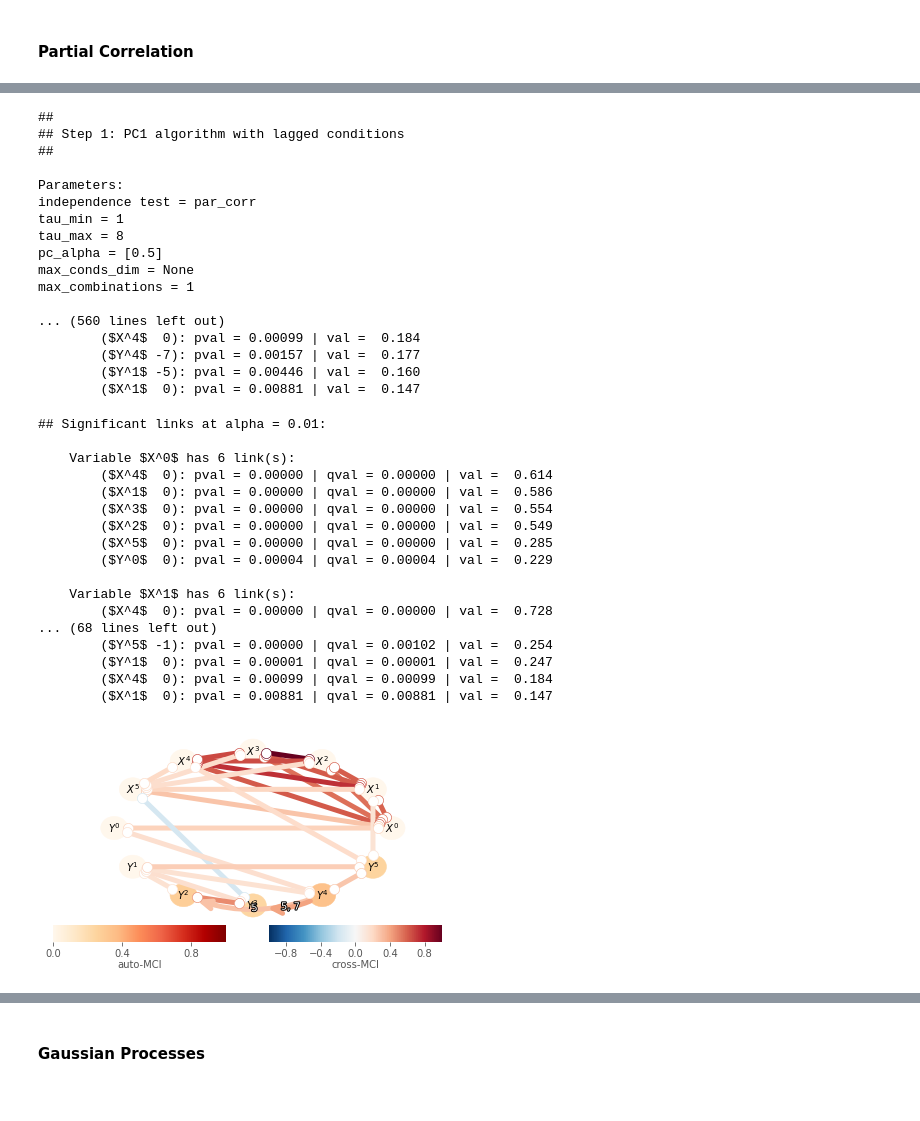
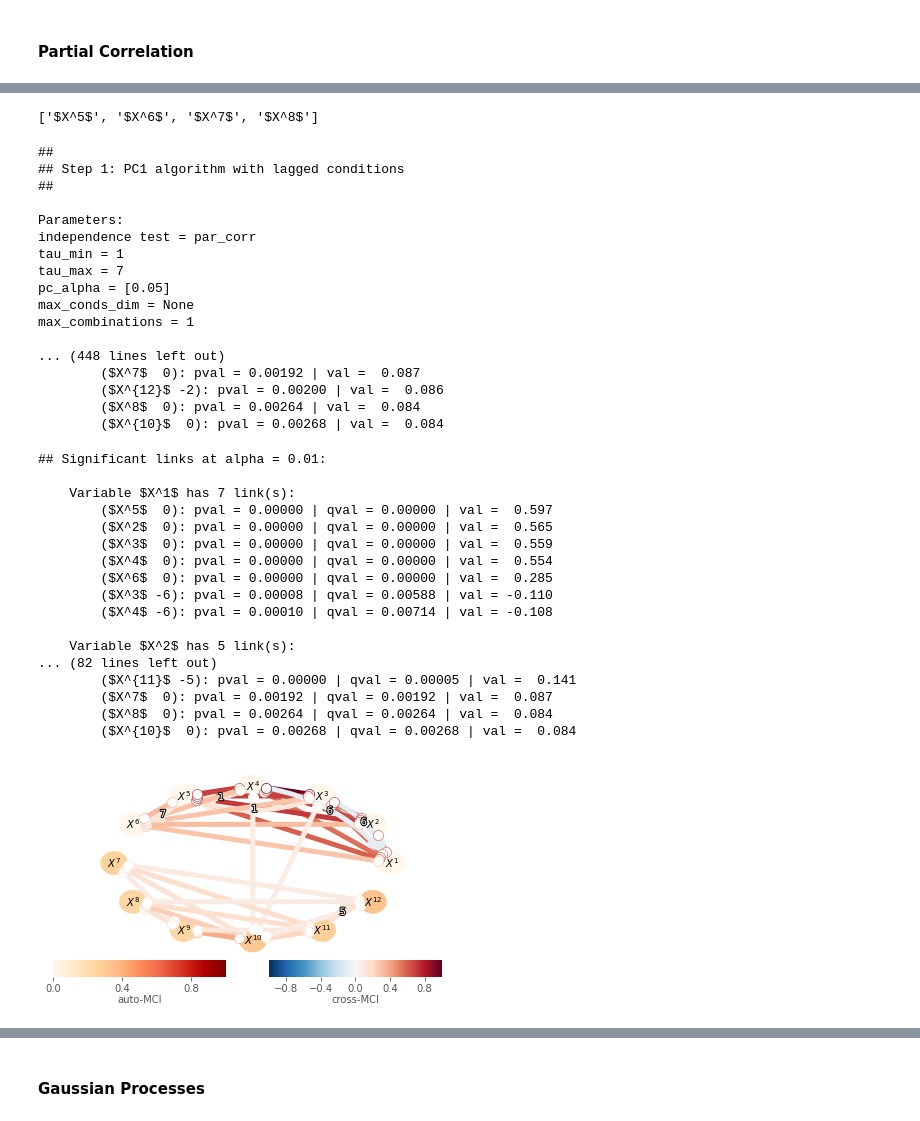
Before and after one commit to dssaenzml/ml703_timeSeriesCausalDiscovery, a Jupyter notebook: Exploration/ML703_Project.ipynb, the cells around one changed output, grey strips where cells are left out. Cells and saved outputs as stored; diff of their text form; code cells hidden in the pictures.

```diff
--- a/Exploration/ML703_Project.ipynb
+++ b/Exploration/ML703_Project.ipynb
@@ -732,5 +818,5 @@ stationary_cols[2:8]
 # %%
-companyCloseValuesMetricsFinal = companyCloseValuesMetrics2019[stationary_cols[2:8]]
+companyCloseValuesMetricsFinal = companyCloseValuesMetrics1519[stationary_cols[4:10]]
 
 companyCloseValuesMetricsFinal.head(3)
 # %% [output]
@@ -765,7 +851,7 @@ from tigramite.independence_tests import ParCorr, GPDC
 # %%
 # Initialize dataframe object, specify time axis and variable names
-var_names_companies = [r'$X^0$', r'$X^1$', r'$X^2$', r'$X^3$', r'$X^4$', r'$X^5$',
-            r'$Y^0$', r'$Y^1$', r'$Y^2$', r'$Y^3$', r'$Y^4$', r'$Y^5$']
+var_names_companies = [r'$X^1$', r'$X^2$', r'$X^3$', r'$X^4$', r'$X^5$', r'$X^6$',
+r'$X^7$', r'$X^8$', r'$X^9$', r'$X^{10}$', r'$X^{11}$', r'$X^{12}$',]
 dataframe_companies = pp.DataFrame(dataFrameCompanies,
                          datatime = np.arange(len(dataFrameCompanies)),
                          var_names=var_names_companies)
@@ -801,5 +914,9 @@ tau_max = 28
+# %%
+var_names_companies[4:8]
+# %% [output]
+['$X^5$', '$X^6$', '$X^7$', '$X^8$']
 # %%
-results = pcmci.run_pcmci(tau_max=8, pc_alpha=0.5)
+results = pcmci.run_pcmci(tau_max=7, pc_alpha=0.05)
 pcmci.print_significant_links(
         p_matrix = results['p_matrix'],
         val_matrix = results['val_matrix'],
@@ -812,19 +929,19 @@ pcmci.print_significant_links(
 Parameters:
 independence test = par_corr
 tau_min = 1
-tau_max = 8
-pc_alpha = [0.5]
+tau_max = 7
+pc_alpha = [0.05]
 max_conds_dim = None
 max_combinations = 1
 
-... (560 lines left out)
-        ($X^4$  0): pval = 0.00099 | val =  0.184
-        ($Y^4$ -7): pval = 0.00157 | val =  0.177
-        ($Y^1$ -5): pval = 0.00446 | val =  0.160
-        ($X^1$  0): pval = 0.00881 | val =  0.147
+... (448 lines left out)
+        ($X^7$  0): pval = 0.00192 | val =  0.087
+        ($X^{12}$ -2): pval = 0.00200 | val =  0.086
+        ($X^8$  0): pval = 0.00264 | val =  0.084
+        ($X^{10}$  0): pval = 0.00268 | val =  0.084
 # %%
 q_matrix = pcmci.get_corrected_pvalues(p_matrix=results['p_matrix'],
-                                        tau_max=8, fdr_method='fdr_bh')
+                                        tau_max=7, fdr_method='fdr_bh')
 pcmci.print_significant_links(
         p_matrix = results['p_matrix'],
         q_matrix = q_matrix,
@@ -833,34 +950,36 @@ pcmci.print_significant_links(
 # %% [output]
 ## Significant links at alpha = 0.01:
 
-    Variable $X^0$ has 6 link(s):
-        ($X^4$  0): pval = 0.00000 | qval = 0.00000 | val =  0.614
-        ($X^1$  0): pval = 0.00000 | qval = 0.00000 | val =  0.586
-        ($X^3$  0): pval = 0.00000 | qval = 0.00000 | val =  0.554
-        ($X^2$  0): pval = 0.00000 | qval = 0.00000 | val =  0.549
-        ($X^5$  0): pval = 0.00000 | qval = 0.00000 | val =  0.285
-        ($Y^0$  0): pval = 0.00004 | qval = 0.00004 | val =  0.229
+    Variable $X^1$ has 7 link(s):
+        ($X^5$  0): pval = 0.00000 | qval = 0.00000 | val =  0.597
+        ($X^2$  0): pval = 0.00000 | qval = 0.00000 | val =  0.565
+        ($X^3$  0): pval = 0.00000 | qval = 0.00000 | val =  0.559
+        ($X^4$  0): pval = 0.00000 | qval = 0.00000 | val =  0.554
+        ($X^6$  0): pval = 0.00000 | qval = 0.00000 | val =  0.285
+        ($X^3$ -6): pval = 0.00008 | qval = 0.00588 | val = -0.110
+        ($X^4$ -6): pval = 0.00010 | qval = 0.00714 | val = -0.108
 
-    Variable $X^1$ has 6 link(s):
-        ($X^4$  0): pval = 0.00000 | qval = 0.00000 | val =  0.728
-... (68 lines left out)
-        ($Y^5$ -1): pval = 0.00000 | qval = 0.00102 | val =  0.254
-        ($Y^1$  0): pval = 0.00001 | qval = 0.00001 | val =  0.247
-        ($X^4$  0): pval = 0.00099 | qval = 0.00099 | val =  0.184
-        ($X^1$  0): pval = 0.00881 | qval = 0.00881 | val =  0.147
+    Variable $X^2$ has 5 link(s):
+... (82 lines left out)
+        ($X^{11}$ -5): pval = 0.00000 | qval = 0.00005 | val =  0.141
+        ($X^7$  0): pval = 0.00192 | qval = 0.00192 | val =  0.087
+        ($X^8$  0): pval = 0.00264 | qval = 0.00264 | val =  0.084
+        ($X^{10}$  0): pval = 0.00268 | qval = 0.00268 | val =  0.084
 # %%
 link_matrix = pcmci.return_significant_links(pq_matrix=q_matrix,
                         val_matrix=results['val_matrix'], alpha_level=0.01)['link_matrix']
 # %%
 tp.plot_graph(
     val_matrix=results['val_matrix'],
     link_matrix=link_matrix,
     var_names=var_names_companies,
     link_colorbar_label='cross-MCI',
     node_colorbar_label='auto-MCI',
-    ); plt.show()
+    )
+
+plt.show()
 # %% [output]
-[figure, old version]
+[figure, new version]
 # %%
 # Plot time series graph
 tp.plot_time_series_graph(
```
Also changed, not shown: parts of 28 cells of this notebook, 5 other files.
